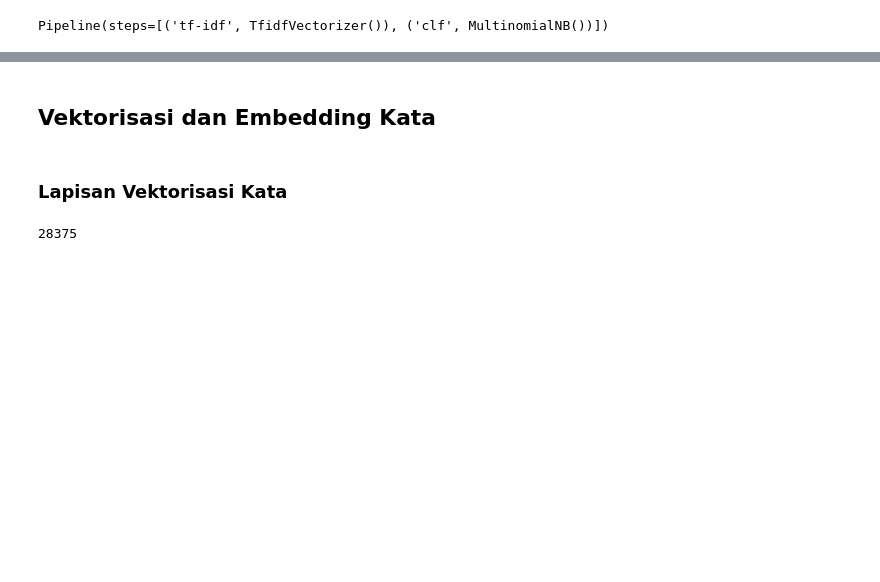
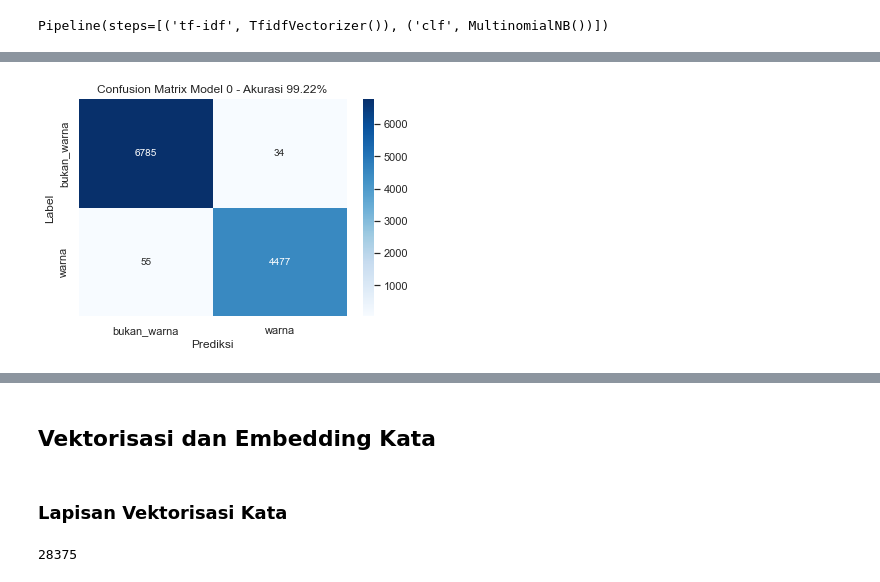
Before and after one commit to johanesPao/ColorSkim, a Jupyter notebook: ColorSkim_AI.ipynb, the cells around one changed output, grey strips where cells are left out. Cells and saved outputs as stored; diff of their text form; code cells hidden in the pictures; blank space fills up the shorter version.

Commit message:
Pengerjaan ColorSkim_AI.ipynb model 0

```diff
--- a/ColorSkim_AI.ipynb
+++ b/ColorSkim_AI.ipynb
@@ -142,2 +240,20 @@ train_kata, test_kata, train_label, test_label = train_test_split(data['kata'].t
+# %%
+# Menyimpan header data
+data_header = data_encoded.drop(['nama_artikel', 'label_encoded'], axis=1).columns
+
+# Model 0 adalah MultinomialNB yang akan menggunakan feature_extraction TfIdfVectorizer
+# dimana TfIdfVectorizer hanya dapat menerima satu kolom data yang akan diubah menjadi vector
+# (angka), kecuali kita dapat menggabungkan kembali brand kata dan kolom kolom lainnya ke dalam
+# satu kolom seperti['NIK GREEN 1 0 0 0 1'] alih - alih [['NIK', 'GREEN', '1', '0', '0', '0', '1']]
+# Maka untuk Model 0 kita tetap akan hanya menggunakan kolom 'kata' sebagai fitur.
+train_data_mnb, test_data_mnb, train_target_mnb, test_target_mnb = train_test_split(data_encoded['kata'].to_numpy(),
+                                                                                    data_encoded['label_encoded'].to_numpy(),
+                                                                                    test_size=RASIO_TEST_TRAIN,
+                                                                                    random_state=RANDOM_STATE)
+
+train_data, test_data, train_target, test_target = train_test_split(data_encoded.drop(['nama_artikel', 'label_encoded'], axis=1).to_numpy(),
+                                                                    data_encoded['label_encoded'].to_numpy(),
+                                                                    test_size=RASIO_TEST_TRAIN,
+                                                                    random_state=RANDOM_STATE)
 # %%
 # Eksplorasi contoh hasil split train dan test
@@ -210,10 +302,6 @@ Untuk lebih lengkapnya mengenai *Naive-Bayes* dan TF-IDF dapat merujuk pada sumb
 * https://towardsdatascience.com/naive-bayes-classifier-81d512f50a7c
 * https://monkeylearn.com/blog/what-is-tf-idf/
 # %%
-from sklearn.feature_extraction.text import TfidfVectorizer
-from sklearn.naive_bayes import MultinomialNB
-from sklearn.pipeline import Pipeline
-
 # Membuat pipeline untuk mengubah kata ke dalam tf-idf
 model_0 = Pipeline([
     ("tf-idf", TfidfVectorizer()),
@@ -221,7 +309,7 @@ model_0 = Pipeline([
 ])
 
 # Fit pipeline dengan data training
-model_0.fit(X=train_kata, y=train_label_encode)
+model_0.fit(X=train_data_mnb, y=train_target_mnb)
 # %% [output]
 Pipeline(steps=[('tf-idf', TfidfVectorizer()), ('clf', MultinomialNB())])
 # %%
@@ -234,5 +328,5 @@ Pada hasil training dengan menggunakan model algoritma Multinomial Naive-Bayes k
 # %%
 # Membuat prediksi menggunakan data test
-pred_model_0 = model_0.predict(test_kata)
+pred_model_0 = model_0.predict(test_data_mnb)
 pred_model_0
 # %% [output]
@@ -274,0 +390,19 @@ model_0_metrik
+# %%
+# Membuat confusion matrix untuk prediksi model_0
+cf_matrix = confusion_matrix(test_target_mnb, pred_model_0)
+
+# Menampilkan confusion matrix menggunakan seaborn
+ax = sns.heatmap(cf_matrix, annot=True, fmt='d', cmap='Blues')
+
+ax.set_title(f'Confusion Matrix Model 0 - Akurasi {skor_model_0:.2%}')
+ax.set_xlabel('Prediksi')
+ax.set_ylabel('Label')
+
+# label tick
+ax.xaxis.set_ticklabels(['bukan_warna', 'warna'])
+ax.yaxis.set_ticklabels(['bukan_warna', 'warna'])
+
+# Tampilkan
+plt.show()
+# %% [output]
+[figure, added]
```
Also changed, not shown: parts of 21 cells of this notebook, 4 other files.
